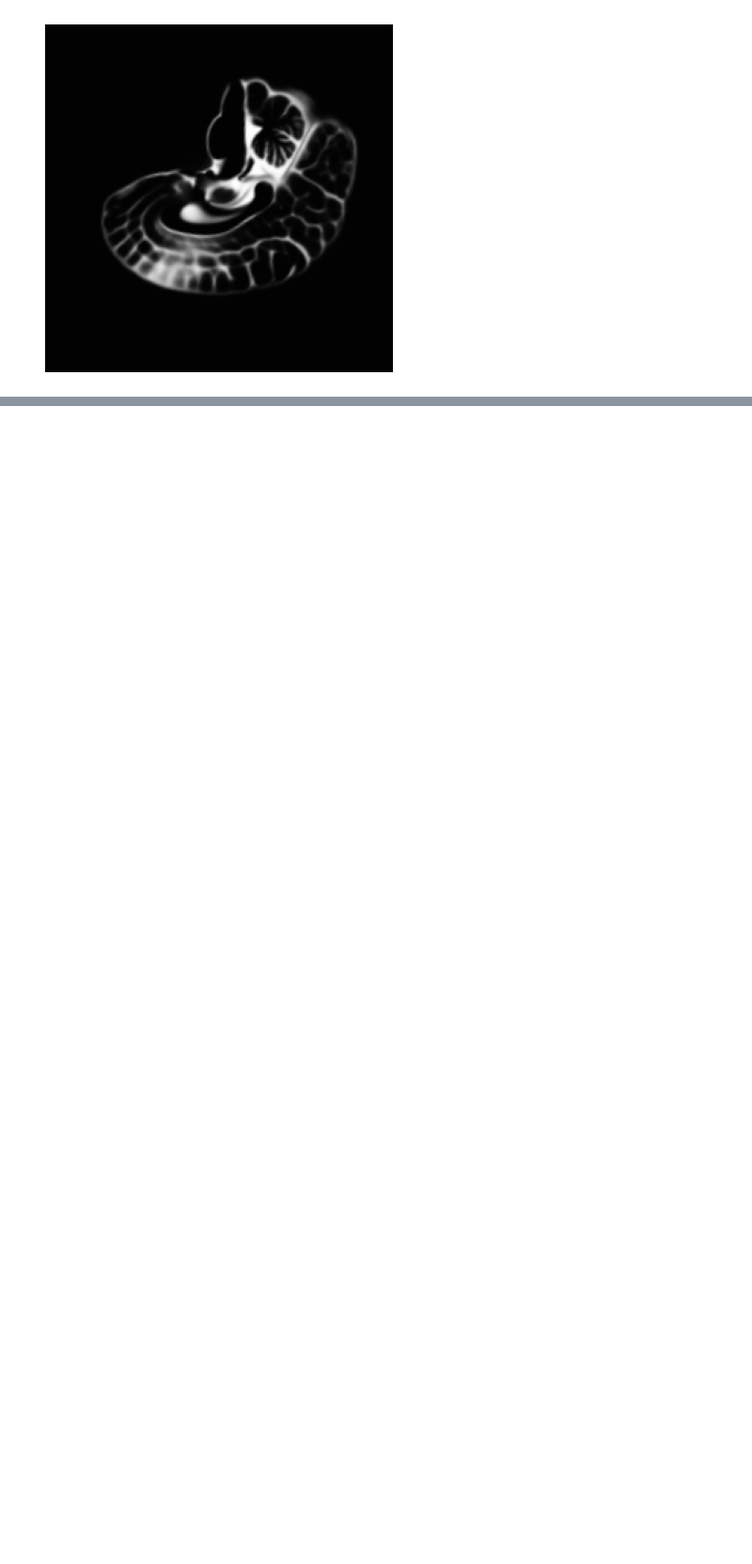
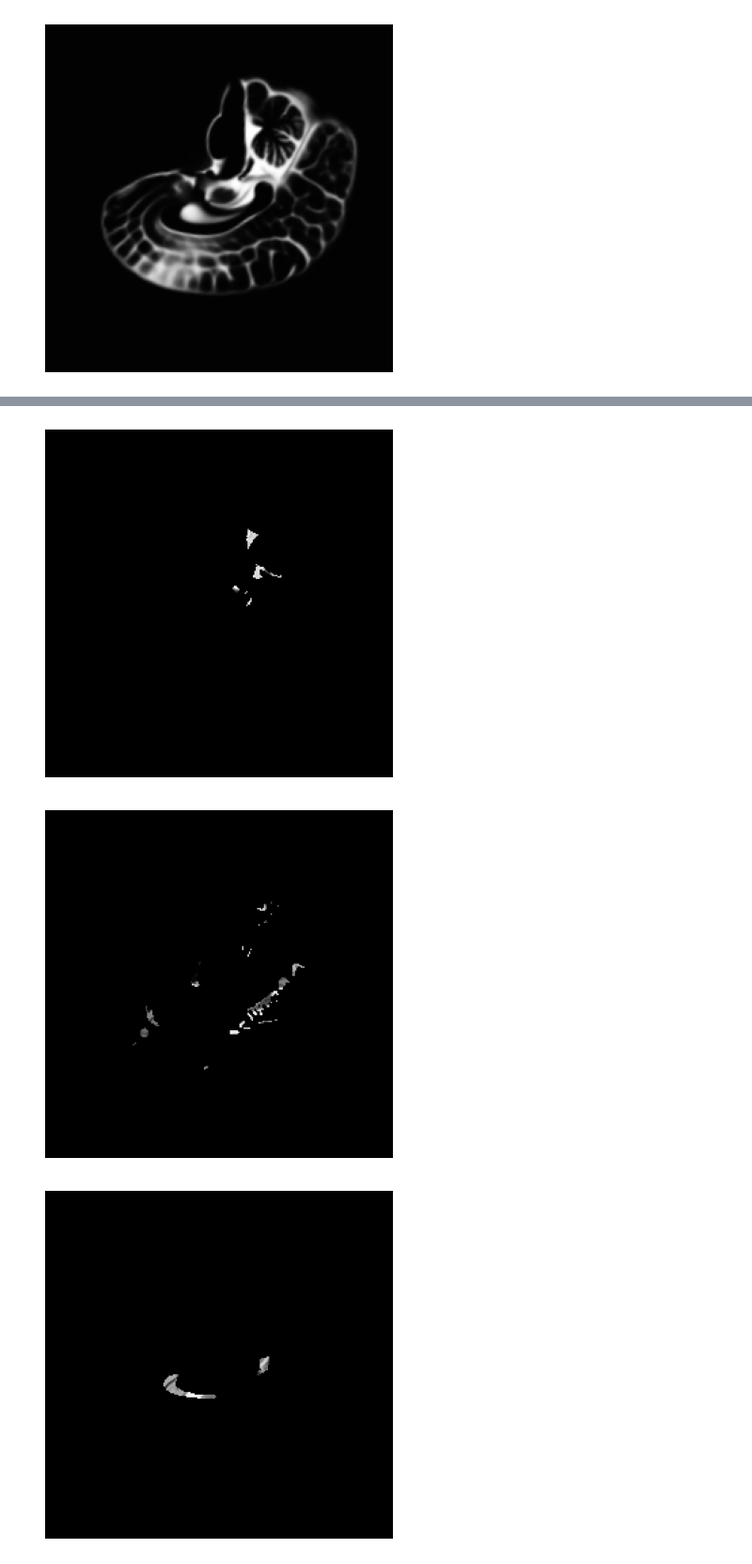
Before and after one commit to AdrianoCarvalh0/work2, a Jupyter notebook: work2.ipynb, the cells around one changed output, grey strips where cells are left out. Shown at 94% size. Cells and saved outputs as stored; diff of their text form; code cells hidden in the pictures; blank space fills up the shorter version.

```diff
--- a/work2.ipynb
+++ b/work2.ipynb
@@ -141,0 +145,8 @@ Multiplicação concluída e salva como 'imagem_multiplicada.nii.gz'
+# %%
+result_atlas_csf = sitk.ReadImage("result_sitk_csf.nii.gz")
+result_atlas_gm = sitk.ReadImage("result_sitk_gm.nii.gz")
+result_atlas_wm = sitk.ReadImage("result_sitk_wm.nii.gz")
+
+result_np_csf = sitk.GetArrayFromImage(result_atlas_csf)
+result_np_gm = sitk.GetArrayFromImage(result_atlas_gm)
+result_np_wm = sitk.GetArrayFromImage(result_atlas_wm)
@@ -141,0 +156,31 @@ Multiplicação concluída e salva como 'imagem_multiplicada.nii.gz'
+# %%
+
+
+indice_fatia_csf = result_np_csf.shape[0] // 2
+fatia_img_csf = result_np_csf[indice_fatia_csf, :, :]
+
+indice_fatia_gm = result_np_gm.shape[0] // 2
+fatia_img_gm = result_np_gm[indice_fatia_gm, :, :]
+
+indice_fatia_wm = result_np_wm.shape[0] // 2
+fatia_img_wm = result_np_wm[indice_fatia_wm, :, :]
+
+
+# Exibir a imagem
+plt.imshow(fatia_img_csf, cmap="gray")  # Use "gray" para imagens em preto e branco
+plt.axis("off")  # Remove os eixos
+plt.show()
+
+# Exibir a imagem
+plt.imshow(fatia_img_gm, cmap="gray")  # Use "gray" para imagens em preto e branco
+plt.axis("off")  # Remove os eixos
+plt.show()
+
+# Exibir a imagem
+plt.imshow(fatia_img_wm, cmap="gray")  # Use "gray" para imagens em preto e branco
+plt.axis("off")  # Remove os eixos
+plt.show()
+# %% [output]
+[figure, added]
+[figure, added]
+[figure, added]
```
Also changed, not shown: parts of 10 cells of this notebook, 6 other files.
